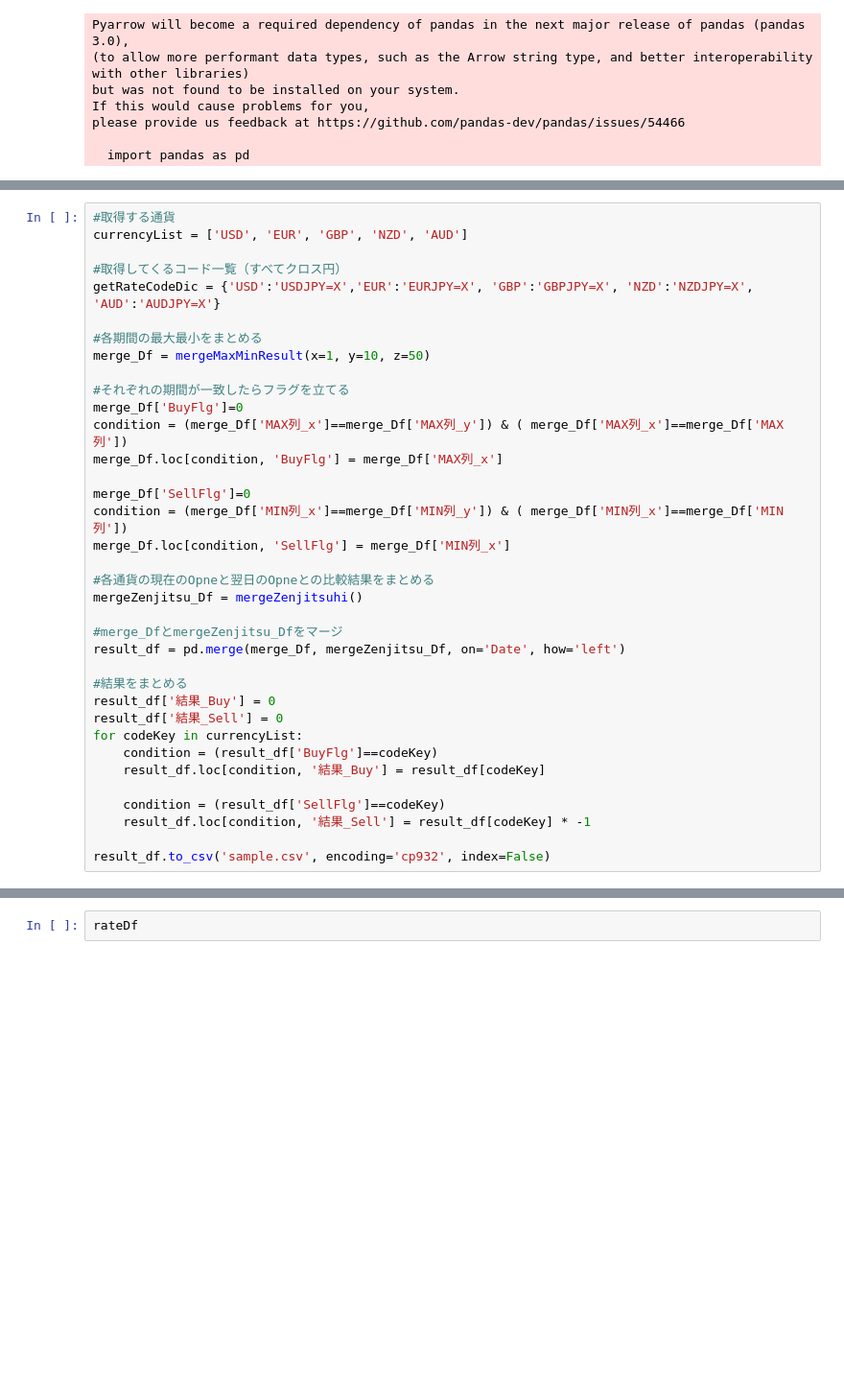
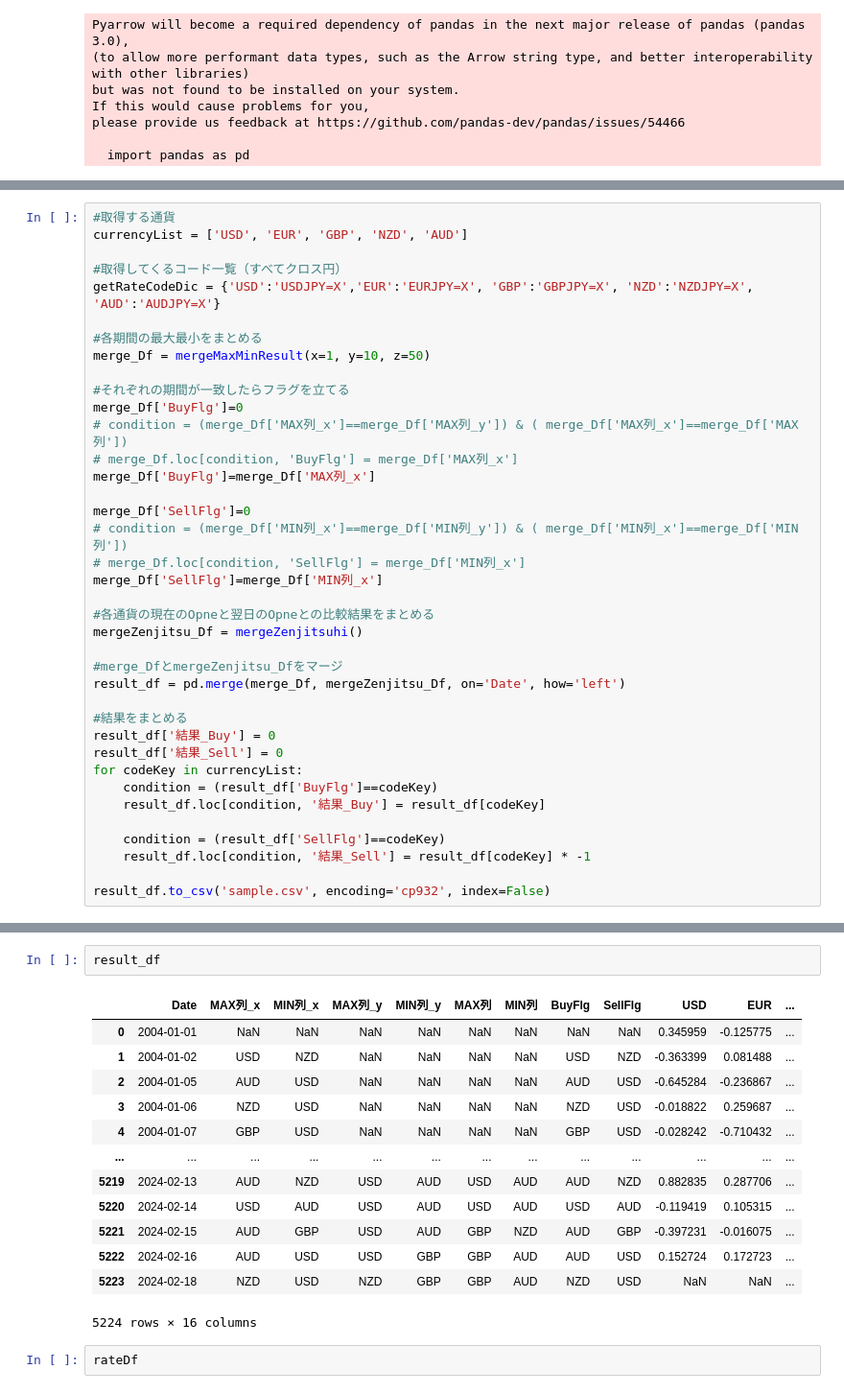
Before and after one commit to sawada-takashi-pb/Sample, a Jupyter notebook: investment/Python/投資判定.ipynb, the cells around one changed output, grey strips where cells are left out. Shown: that part at 96% size. Cells and saved outputs as stored; diff of their text form; blank space fills up the shorter version.

```diff
--- a/investment/Python/投資判定.ipynb
+++ b/investment/Python/投資判定.ipynb
@@ -189,12 +202,14 @@ merge_Df = mergeMaxMinResult(x=1, y=10, z=50)
 
 #それぞれの期間が一致したらフラグを立てる
 merge_Df['BuyFlg']=0
-condition = (merge_Df['MAX列_x']==merge_Df['MAX列_y']) & ( merge_Df['MAX列_x']==merge_Df['MAX列'])
-merge_Df.loc[condition, 'BuyFlg'] = merge_Df['MAX列_x']
+# condition = (merge_Df['MAX列_x']==merge_Df['MAX列_y']) & ( merge_Df['MAX列_x']==merge_Df['MAX列'])
+# merge_Df.loc[condition, 'BuyFlg'] = merge_Df['MAX列_x']
+merge_Df['BuyFlg']=merge_Df['MAX列_x']
 
 merge_Df['SellFlg']=0
-condition = (merge_Df['MIN列_x']==merge_Df['MIN列_y']) & ( merge_Df['MIN列_x']==merge_Df['MIN列'])
-merge_Df.loc[condition, 'SellFlg'] = merge_Df['MIN列_x']
+# condition = (merge_Df['MIN列_x']==merge_Df['MIN列_y']) & ( merge_Df['MIN列_x']==merge_Df['MIN列'])
+# merge_Df.loc[condition, 'SellFlg'] = merge_Df['MIN列_x']
+merge_Df['SellFlg']=merge_Df['MIN列_x']
 
 #各通貨の現在のOpneと翌日のOpneとの比較結果をまとめる
 mergeZenjitsu_Df = mergeZenjitsuhi()
@@ -253,3 +249,19 @@ result_df.to_csv('sample.csv', encoding='cp932', index=False)
+# %%
+result_df
+# %% [output]
+|  | Date | MAX列_x | MIN列_x | MAX列_y | MIN列_y | MAX列 | MIN列 | BuyFlg | SellFlg | USD | EUR | ... |
+| 0 | 2004-01-01 | NaN | NaN | NaN | NaN | NaN | NaN | NaN | NaN | 0.345959 | -0.125775 | ... |
+| 1 | 2004-01-02 | USD | NZD | NaN | NaN | NaN | NaN | USD | NZD | -0.363399 | 0.081488 | ... |
+| 2 | 2004-01-05 | AUD | USD | NaN | NaN | NaN | NaN | AUD | USD | -0.645284 | -0.236867 | ... |
+| 3 | 2004-01-06 | NZD | USD | NaN | NaN | NaN | NaN | NZD | USD | -0.018822 | 0.259687 | ... |
+| 4 | 2004-01-07 | GBP | USD | NaN | NaN | NaN | NaN | GBP | USD | -0.028242 | -0.710432 | ... |
+| ... | ... | ... | ... | ... | ... | ... | ... | ... | ... | ... | ... | ... |
+| 5219 | 2024-02-13 | AUD | NZD | USD | AUD | USD | AUD | AUD | NZD | 0.882835 | 0.287706 | ... |
+| 5220 | 2024-02-14 | USD | AUD | USD | AUD | USD | AUD | USD | AUD | -0.119419 | 0.105315 | ... |
+| 5221 | 2024-02-15 | AUD | GBP | USD | AUD | GBP | NZD | AUD | GBP | -0.397231 | -0.016075 | ... |
+| 5222 | 2024-02-16 | AUD | USD | USD | GBP | GBP | AUD | AUD | USD | 0.152724 | 0.172723 | ... |
+| 5223 | 2024-02-18 | NZD | USD | NZD | GBP | GBP | AUD | NZD | USD | NaN | NaN | ... |
+5224 rows × 16 columns
 # %%
 rateDf
 # %% [output]
```
Also changed, not shown: parts of 3 cells of this notebook, 1 other file.
